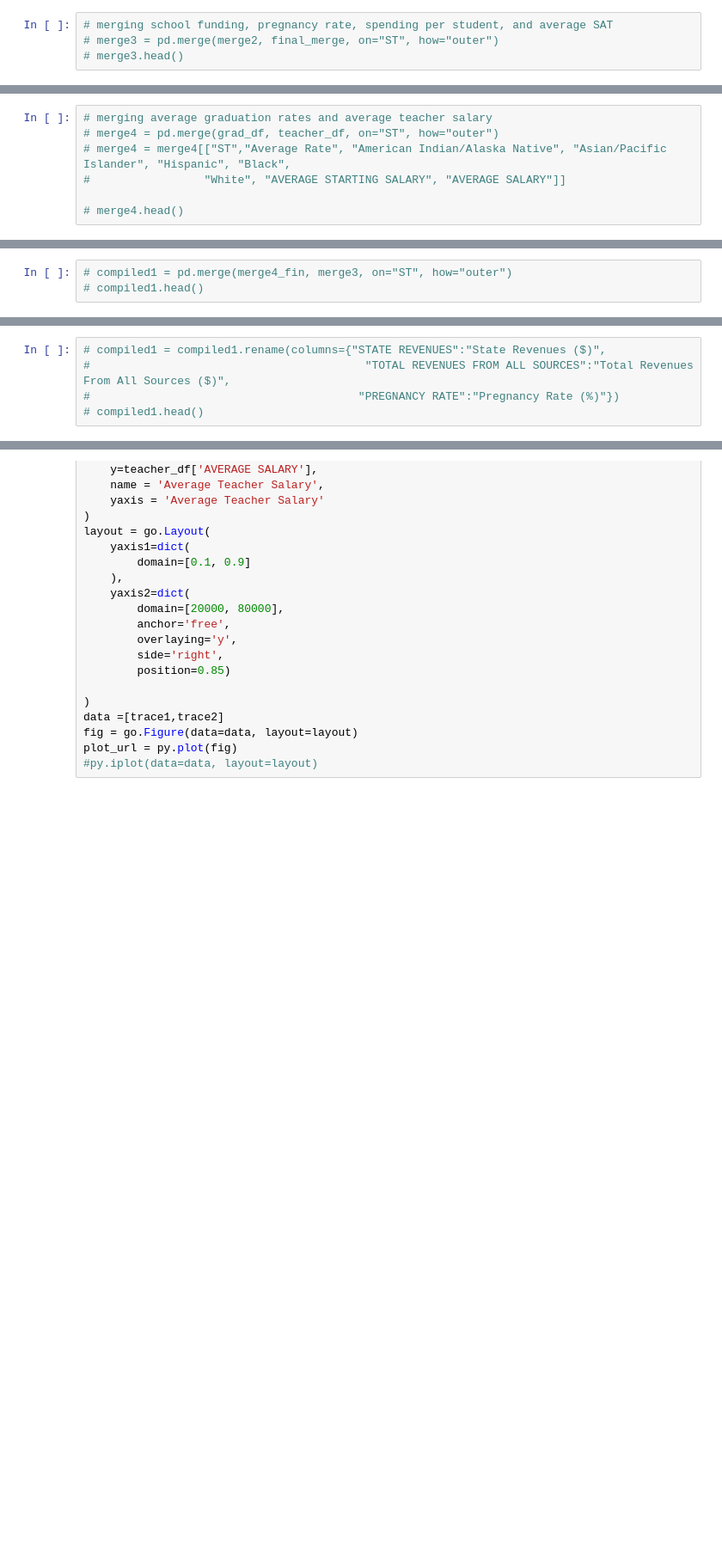
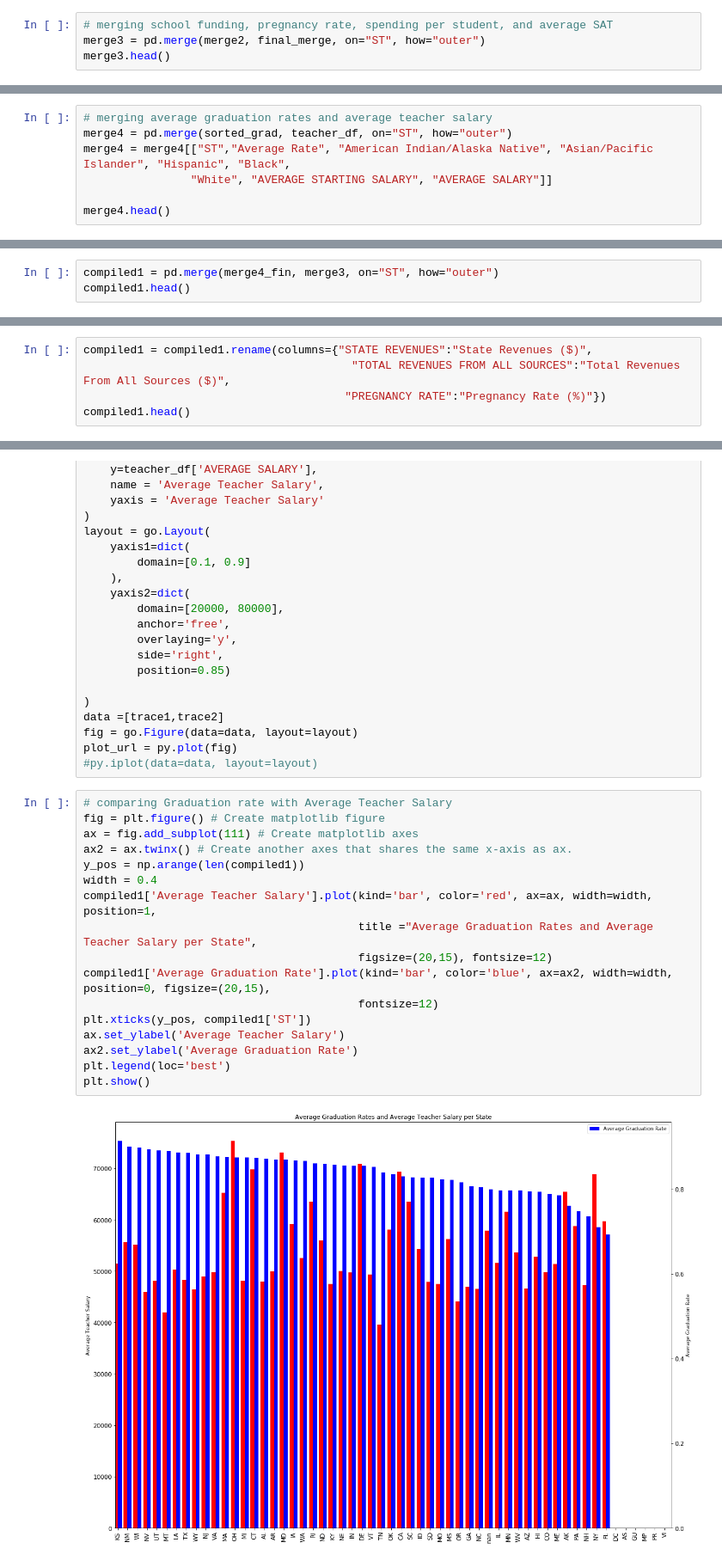
Before and after one commit to jelizalo/project-one, a Jupyter notebook: ProjectMaster.ipynb, the cells around one changed output, grey strips where cells are left out. Shown at 86% size. Drawn from its saved outputs; the diff is of its cells as text; blank space fills up the shorter version.

```diff
--- a/ProjectMaster.ipynb
+++ b/ProjectMaster.ipynb
@@ -363,4 +395,4 @@ ValueError: can not merge DataFrame with instance of type <class 'dict'>
 # %%
 # merging school funding, pregnancy rate, spending per student, and average SAT
-# merge3 = pd.merge(merge2, final_merge, on="ST", how="outer")
-# merge3.head()
+merge3 = pd.merge(merge2, final_merge, on="ST", how="outer")
+merge3.head()
@@ -367,7 +406,7 @@ ValueError: can not merge DataFrame with instance of type <class 'dict'>
 # %%
 # merging average graduation rates and average teacher salary
-# merge4 = pd.merge(grad_df, teacher_df, on="ST", how="outer")
-# merge4 = merge4[["ST","Average Rate", "American Indian/Alaska Native", "Asian/Pacific Islander", "Hispanic", "Black",
-#                 "White", "AVERAGE STARTING SALARY", "AVERAGE SALARY"]]
+merge4 = pd.merge(sorted_grad, teacher_df, on="ST", how="outer")
+merge4 = merge4[["ST","Average Rate", "American Indian/Alaska Native", "Asian/Pacific Islander", "Hispanic", "Black",
+                "White", "AVERAGE STARTING SALARY", "AVERAGE SALARY"]]
 
-# merge4.head()
+merge4.head()
@@ -384,3 +437,3 @@ ValueError: can not merge DataFrame with instance of type <class 'dict'>
 # %%
-# compiled1 = pd.merge(merge4_fin, merge3, on="ST", how="outer")
-# compiled1.head()
+compiled1 = pd.merge(merge4_fin, merge3, on="ST", how="outer")
+compiled1.head()
@@ -387,5 +447,5 @@ ValueError: can not merge DataFrame with instance of type <class 'dict'>
 # %%
-# compiled1 = compiled1.rename(columns={"STATE REVENUES":"State Revenues ($)",
-#                                         "TOTAL REVENUES FROM ALL SOURCES":"Total Revenues From All Sources ($)",
-#                                        "PREGNANCY RATE":"Pregnancy Rate (%)"})
-# compiled1.head()
+compiled1 = compiled1.rename(columns={"STATE REVENUES":"State Revenues ($)",
+                                        "TOTAL REVENUES FROM ALL SOURCES":"Total Revenues From All Sources ($)",
+                                       "PREGNANCY RATE":"Pregnancy Rate (%)"})
+compiled1.head()
@@ -574,3 +651,22 @@ data =[trace1,trace2]
 fig = go.Figure(data=data, layout=layout)
 plot_url = py.plot(fig)
 #py.iplot(data=data, layout=layout)
+# %%
+# comparing Graduation rate with Average Teacher Salary
+fig = plt.figure() # Create matplotlib figure
+ax = fig.add_subplot(111) # Create matplotlib axes
+ax2 = ax.twinx() # Create another axes that shares the same x-axis as ax.
+y_pos = np.arange(len(compiled1))
+width = 0.4
+compiled1['Average Teacher Salary'].plot(kind='bar', color='red', ax=ax, width=width, position=1,
+                                         title ="Average Graduation Rates and Average Teacher Salary per State",
+                                         figsize=(20,15), fontsize=12)
+compiled1['Average Graduation Rate'].plot(kind='bar', color='blue', ax=ax2, width=width, position=0, figsize=(20,15),
+                                         fontsize=12)
+plt.xticks(y_pos, compiled1['ST'])
+ax.set_ylabel('Average Teacher Salary')
+ax2.set_ylabel('Average Graduation Rate')
+plt.legend(loc='best')
+plt.show()
+# %% [output]
+[figure, added]
```
Also changed, not shown: parts of 18 cells of this notebook.
